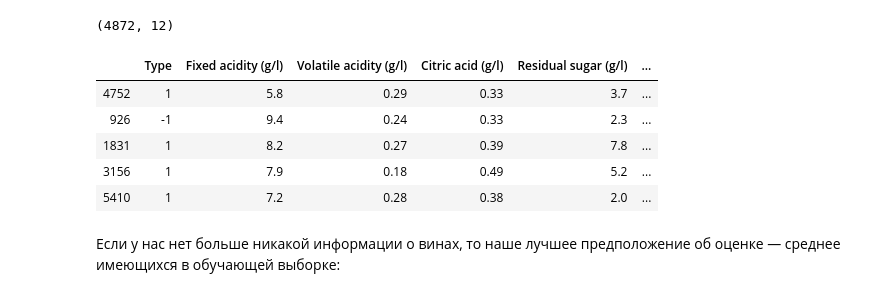
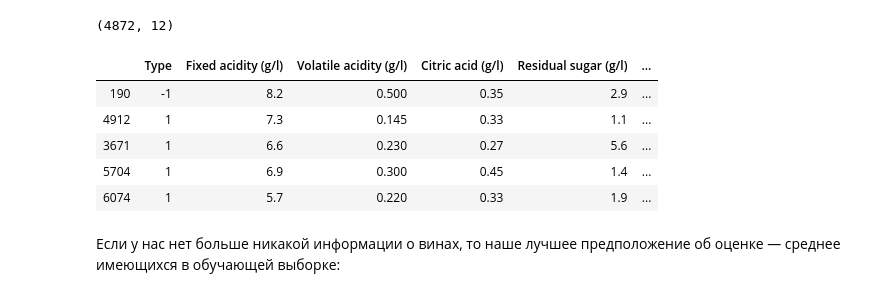
Before and after one commit to 0708pasha/ML_YANDEX, a Jupyter notebook: 1 course/bonus/wine_python3.ipynb, the cells around one changed output. Saved outputs shown, nothing was run; the diff lists cells and outputs as text; code cells hidden in the pictures.

```diff
--- a/1 course/bonus/wine_python3.ipynb
+++ b/1 course/bonus/wine_python3.ipynb
@@ -54,14 +54,14 @@ X_train.shape
 X_train['Type'] = X_train['Type'].apply(lambda x : -1 if x == 'red' else 1)
 X_test['Type'] = X_test['Type'].apply(lambda x : -1 if x == 'red' else 1)
 # %%
-X_test.head()
+X_train.head()
 # %% [output]
 |  | Type | Fixed acidity (g/l) | Volatile acidity (g/l) | Citric acid (g/l) | Residual sugar (g/l) | ... |
-| 4752 | 1 | 5.8 | 0.29 | 0.33 | 3.7 | ... |
-| 926 | -1 | 9.4 | 0.24 | 0.33 | 2.3 | ... |
-| 1831 | 1 | 8.2 | 0.27 | 0.39 | 7.8 | ... |
-| 3156 | 1 | 7.9 | 0.18 | 0.49 | 5.2 | ... |
-| 5410 | 1 | 7.2 | 0.28 | 0.38 | 2.0 | ... |
+| 190 | -1 | 8.2 | 0.500 | 0.35 | 2.9 | ... |
+| 4912 | 1 | 7.3 | 0.145 | 0.33 | 1.1 | ... |
+| 3671 | 1 | 6.6 | 0.230 | 0.27 | 5.6 | ... |
+| 5704 | 1 | 6.9 | 0.300 | 0.45 | 1.4 | ... |
+| 6074 | 1 | 5.7 | 0.220 | 0.33 | 1.9 | ... |
 # %% [markdown]
 Если у нас нет больше никакой информации о винах, то наше лучшее предположение об оценке — среднее имеющихся в обучающей выборке:
 # %%
```
Also changed, not shown: parts of 5 cells of this notebook, 1 other file.
